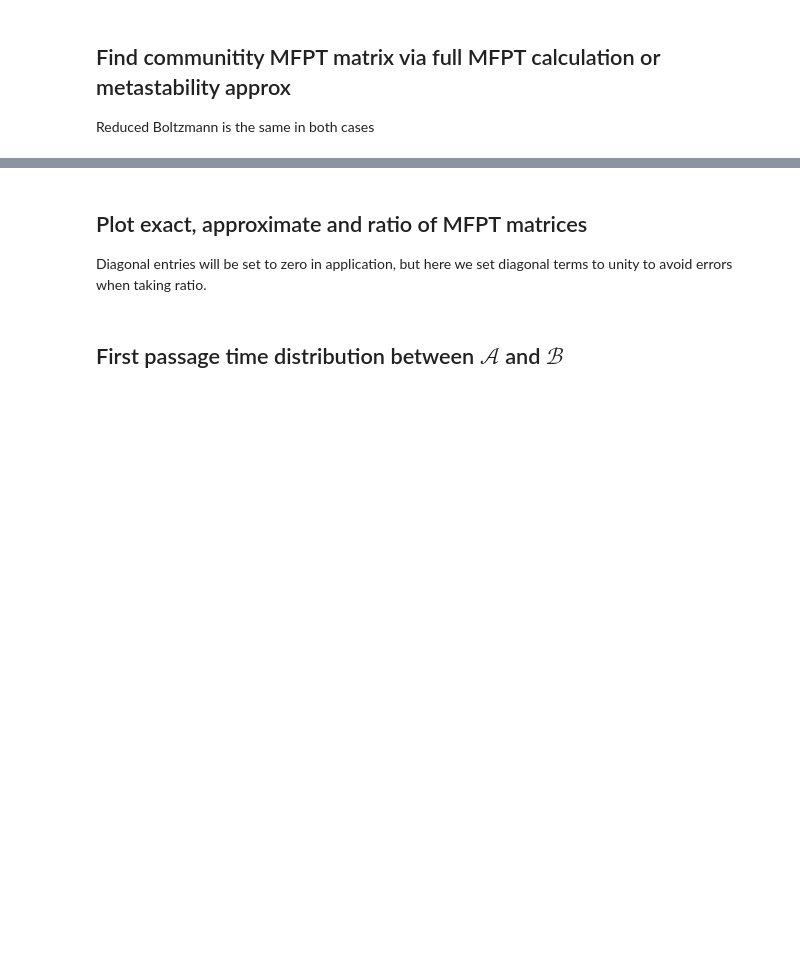
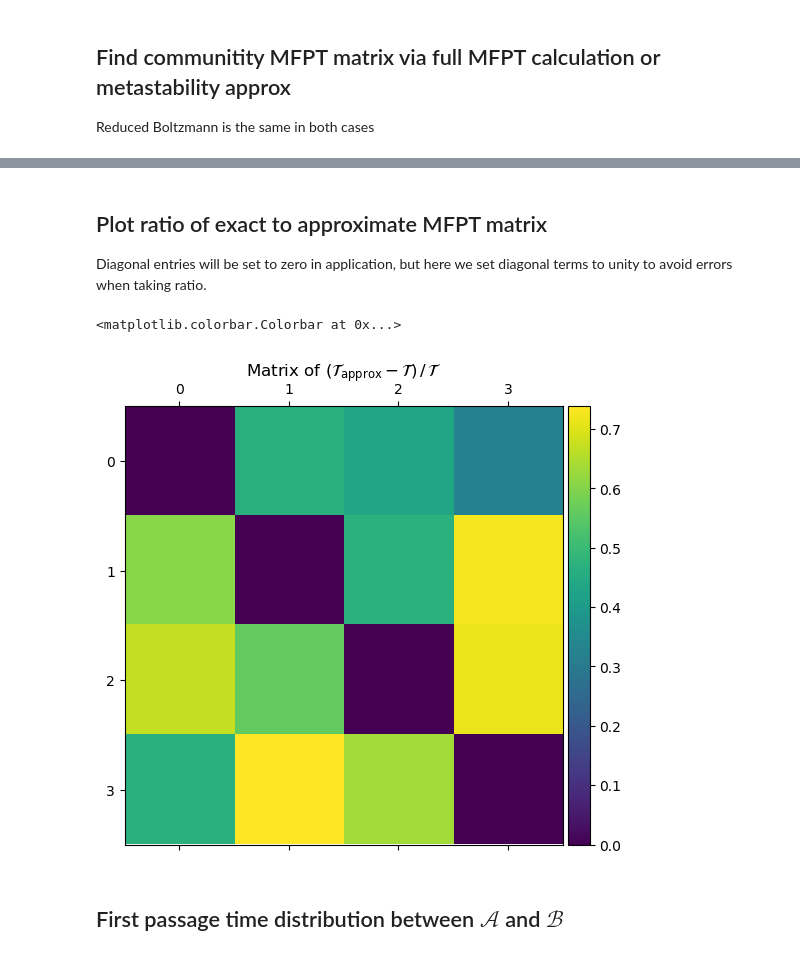
Before and after one commit to tomswinburne/PyGT, a Jupyter notebook: examples/basic_functions.ipynb, the cells around one changed output, grey strips where cells are left out. Saved outputs shown, nothing was run; the diff lists cells and outputs as text; code cells hidden in the pictures; blank space fills up the shorter version.

```diff
--- a/examples/basic_functions.ipynb
+++ b/examples/basic_functions.ipynb
@@ -105,25 +126,20 @@ NameError: name 'tauM' is not defined
 # %% [markdown]
-## Plot exact, approximate and ratio of MFPT matrices
+## Plot ratio of exact to approximate MFPT matrix
 Diagonal entries will be set to zero in application, but here we set diagonal terms to unity to avoid errors when taking ratio.
 # %%
 c_tauM += np.eye(c_pi.size) - np.diag(c_tauM) # i.e. remove diagonal and replace with 1
 c_tauM_approx += np.eye(c_pi.size) - np.diag(c_tauM_approx) # i.e. remove diagonal and replace with 1
 
-fig,axs = plt.subplots(1,3,figsize=(12,4),dpi=120)
-
-for i,Mt in enumerate([
-    [c_tauM,r"MFPT matrix $\mathcal{T}$ [Time]"],
-    [c_tauM_approx,r"MFPT matrix $\mathcal{T}_{\rm approx}$ [Time]"],
-    [c_tauM_approx/c_tauM,r"Ratio $\mathcal{T}_{\rm approx}\,/\,\mathcal{T}$"]]):
-    axs[i].set_title(Mt[1],pad=-4.0)
-
-    im = axs[i].matshow(Mt[0])
-    divider = make_axes_locatable(axs[i])
-    cax = divider.append_axes("right", size="5%", pad=0.05)
-    axs[i].set_xticks([])
-    axs[i].set_yticks([])
-    plt.colorbar(im, cax=cax)
-plt.tight_layout()
+plt.figure(figsize=(6,6),dpi=100)
+plt.title(r"Matrix of $(\mathcal{T}_{\rm approx}-\mathcal{T})\,/\,\mathcal{T}$")
+ax = plt.gca()
+im = ax.matshow((c_tauM_approx-c_tauM)/c_tauM)
+divider = make_axes_locatable(ax)
+cax = divider.append_axes("right", size="5%", pad=0.05)
+plt.colorbar(im, cax=cax)
+# %% [output]
+<matplotlib.colorbar.Colorbar at 0x...>
+[figure, added]
 # %% [markdown]
 ## First passage time distribution between $\mathcal{A}$ and $\mathcal{B}$
 # %%
```
Also changed, not shown: parts of 11 cells of this notebook, 3 other files.
